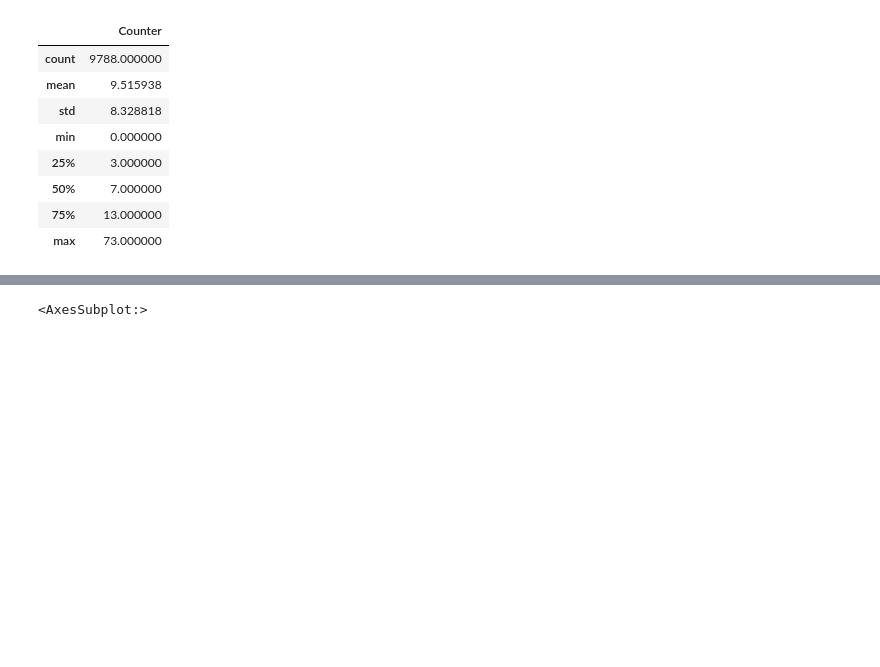
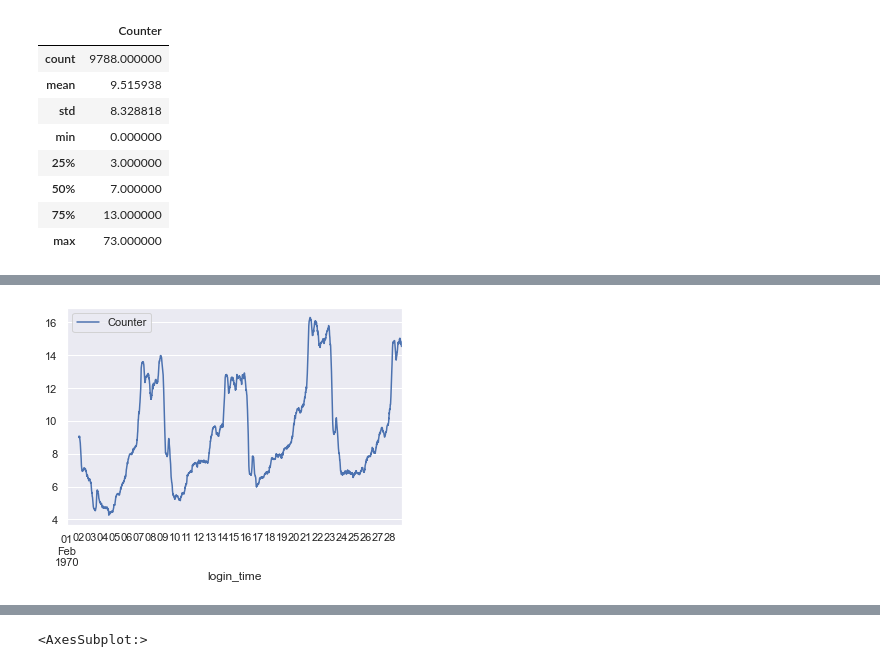
Before and after one commit to General2096/Sprinboard, a Jupyter notebook: Ultimate Challenge/Ultimate Data Challenge.ipynb, the cells around one changed output, grey strips where cells are left out. Cells and saved outputs as stored; diff of their text form; code cells hidden in the pictures; blank space fills up the shorter version.

```diff
--- a/Ultimate Challenge/Ultimate Data Challenge.ipynb
+++ b/Ultimate Challenge/Ultimate Data Challenge.ipynb
@@ -84,0 +102,5 @@ plt.show()
+# %%
+df.loc['1970-02'].rolling(window=96).mean().plot()
+plt.show()
+# %% [output]
+[figure, added]
```
Also changed, not shown: parts of 62 cells of this notebook, 1 other file.
